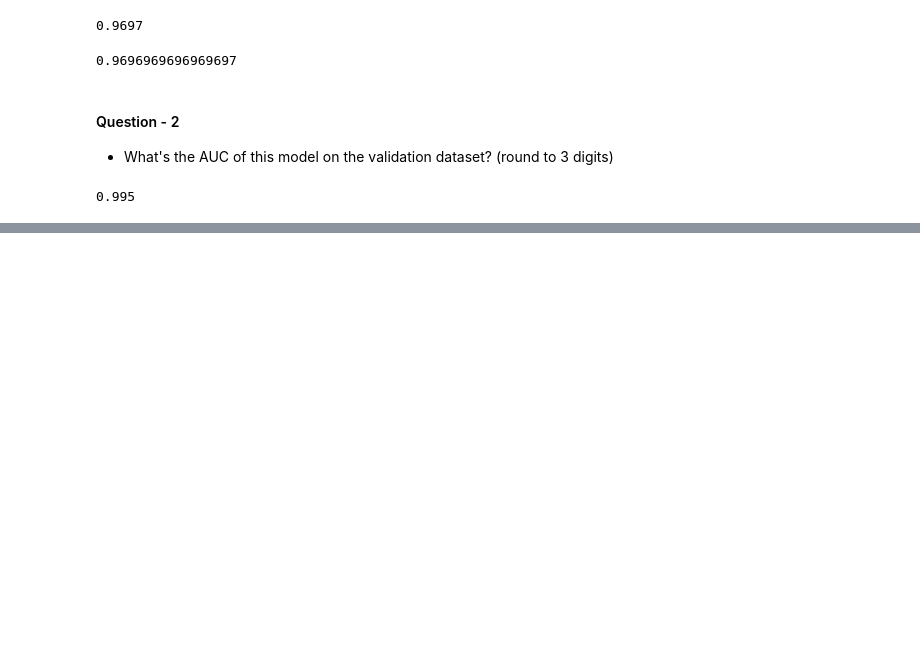
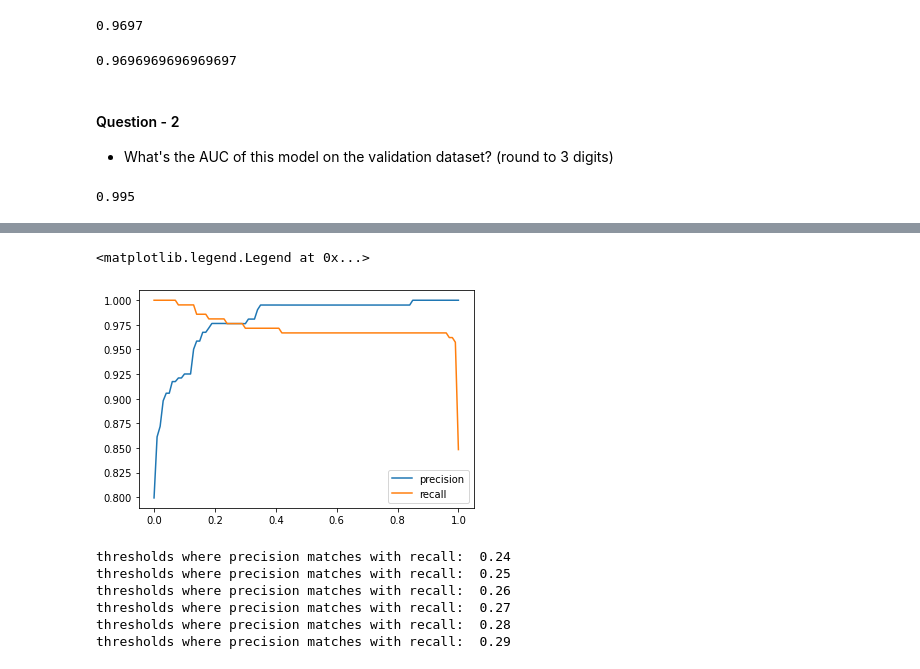
Before and after one commit to Biswadeep27/DataPrimer, a Jupyter notebook: MLZoomCamp/week_4/04-evaluation-homework.ipynb, the cells around one changed output, grey strips where cells are left out. Saved outputs shown, nothing was run; the diff lists cells and outputs as text; code cells hidden in the pictures; blank space fills up the shorter version.

```diff
--- a/MLZoomCamp/week_4/04-evaluation-homework.ipynb
+++ b/MLZoomCamp/week_4/04-evaluation-homework.ipynb
@@ -198,0 +223,4 @@ round(roc_auc_score(y_val, y_val_pred),3)
+# %%
+thresholds = np.linspace(0,1,101)
+
+thresholds
@@ -198,0 +238,40 @@ round(roc_auc_score(y_val, y_val_pred),3)
+# %%
+precisions = []
+recalls = []
+
+for t in thresholds:
+    actual_positive = (y_val == 1)
+    actual_negative = (y_val == 0)
+
+    predict_positive = (y_val_pred >= t)
+    predict_negative = (y_val_pred < t)
+
+    tru_pos = (predict_positive & actual_positive).sum()
+    tru_neg = (predict_negative & actual_negative).sum()
+
+    fal_pos = (predict_positive & actual_negative).sum()
+    fal_neg =  (predict_negative & actual_positive).sum()
+
+    precison = tru_pos / (tru_pos + fal_pos)
+    recall = tru_pos / (tru_pos + fal_neg)
+
+    precisions.append(precison)
+    recalls.append(recall)
+# %%
+plt.plot(thresholds, precisions, label='precision')
+plt.plot(thresholds, recalls, label='recall')
+plt.legend()
+# %% [output]
+<matplotlib.legend.Legend at 0x...>
+[figure, added]
+# %%
+for i in range(len(thresholds)):
+    if round(precisions[i],4) == round(recalls[i],4):
+        print('thresholds where precision matches with recall: ',thresholds[i])
+# %% [output]
+thresholds where precision matches with recall:  0.24
+thresholds where precision matches with recall:  0.25
+thresholds where precision matches with recall:  0.26
+thresholds where precision matches with recall:  0.27
+thresholds where precision matches with recall:  0.28
+thresholds where precision matches with recall:  0.29
```
Also changed, not shown: parts of 15 cells of this notebook.
